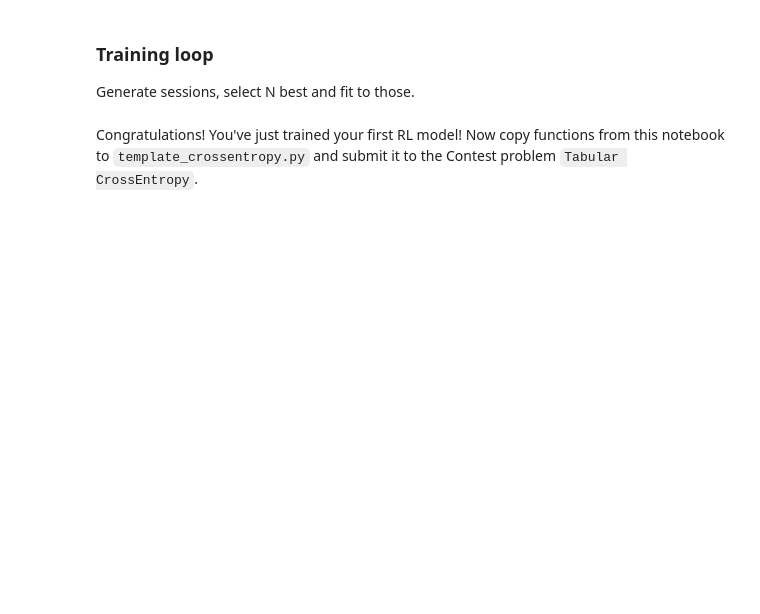
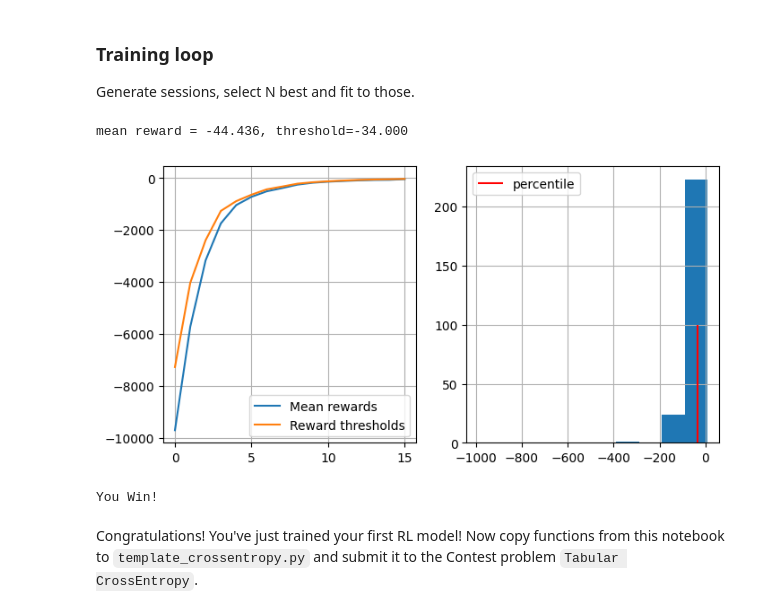
Before and after one commit to oncominglane/nlp_and_rl_mipt_course, a Jupyter notebook: task3/1and2/assignment_rl_crossentropy__en.ipynb, the cells around one changed output. Drawn from its saved outputs; the diff is of its cells as text; code cells hidden in the pictures; blank space fills up the shorter version.

```diff
--- a/task3/1and2/assignment_rl_crossentropy__en.ipynb
+++ b/task3/1and2/assignment_rl_crossentropy__en.ipynb
@@ -160,8 +162,14 @@ def select_elites(states_batch, actions_batch, rewards_batch, percentile=50):
     If you are confused, see examples below. Please don't assume that states are integers
     (they will become different later).
     """
+    reward_threshold = np.percentile(rewards_batch, percentile)
+    elite_states, elite_actions = [], []
 
-    raise NotImplemented
+    for states, actions, reward in zip(states_batch, actions_batch, rewards_batch):
+        if reward >= reward_threshold:
+            elite_states.extend(states)
+            elite_actions.extend(actions)
+    return elite_states, elite_actions
 # %%
 states_batch = [
     [1, 2, 3],     # game1
@@ -217,8 +227,18 @@ def update_policy(elite_states, elite_actions, n_states=n_states, n_actions=n_ac
     :param elite_actions: 1D list of actions from elite sessions
 
     """
+    new_policy = np.zeros((n_states, n_actions), dtype=float)
 
-    raise NotImplementedError
+    for s, a in zip(elite_states, elite_actions):
+        new_policy[s, a] += 1.0
+
+    state_action_counts = new_policy.sum(axis=1, keepdims=True)
+    visited_mask = state_action_counts.squeeze() > 0
+
+    new_policy[visited_mask] /= state_action_counts[visited_mask]
+    new_policy[~visited_mask] = 1.0 / n_actions
+
+    return new_policy
 # %%
 elite_states = [1, 2, 3, 4, 2, 0, 2, 3, 1]
 elite_actions = [0, 2, 4, 3, 2, 0, 1, 3, 3]
@@ -277,27 +299,32 @@ policy = np.ones([n_states, n_actions]) / n_actions
 # %%
 n_sessions = 250  # sample this many sessions
 percentile = 50  # take this percent of session with highest rewards
 learning_rate = 0.5  # add this thing to all counts for stability
 
 log = []
 
 for i in range(100):
 
-    %time sessions = [generate_session(policy) for _ in range(n_sessions)]
+    %time
+    sessions = [generate_session(env, policy) for _ in range(n_sessions)]
 
     states_batch, actions_batch, rewards_batch = zip(*sessions)
 
     elite_states, elite_actions = select_elites(states_batch, actions_batch, rewards_batch, percentile)
 
     new_policy = update_policy(elite_states, elite_actions)
 
     policy = learning_rate*new_policy + (1-learning_rate)*policy
 
     # display results on chart
     show_progress(rewards_batch, log, percentile)
     if np.mean(rewards_batch) > -50:
         print("You Win!")
         break
+# %% [output]
+mean reward = -44.436, threshold=-34.000
+[figure, added]
+You Win!
 # %% [markdown]
 Congratulations! You've just trained your first RL model!
 Now copy functions from this notebook to `template_crossentropy.py` and submit it to the Contest problem `Tabular CrossEntropy`.
```
Also changed, not shown: parts of 7 cells of this notebook, 1 other file.
